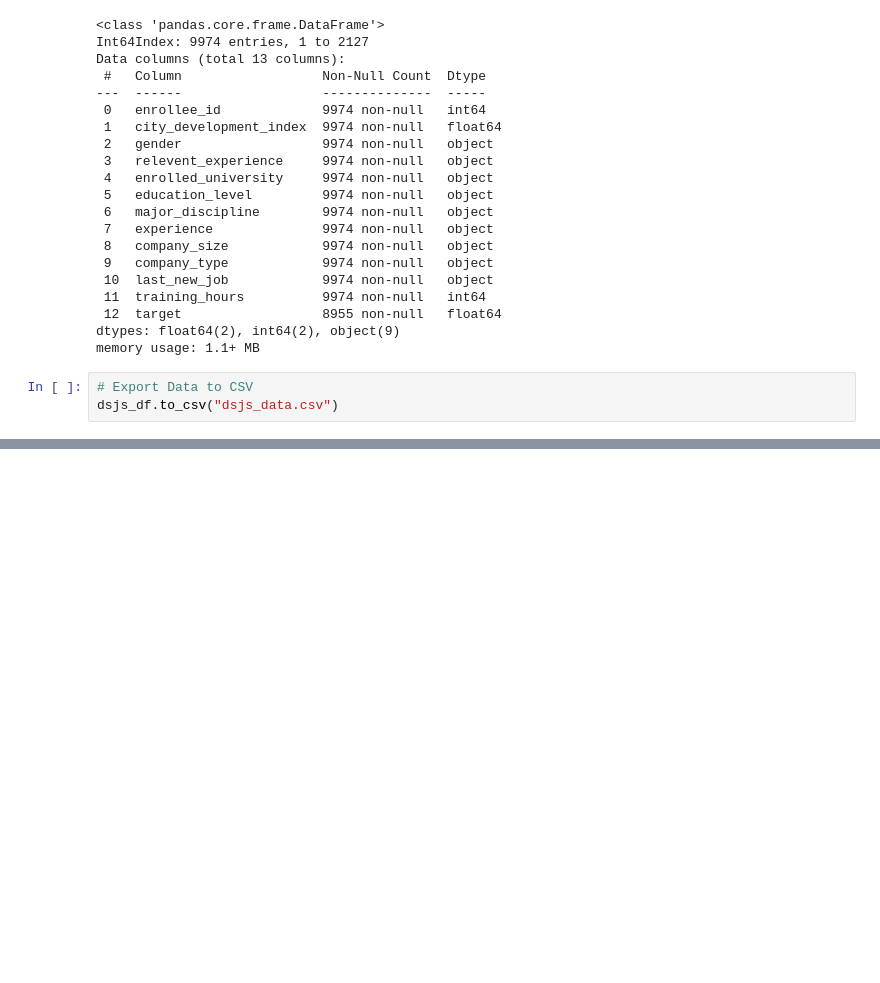
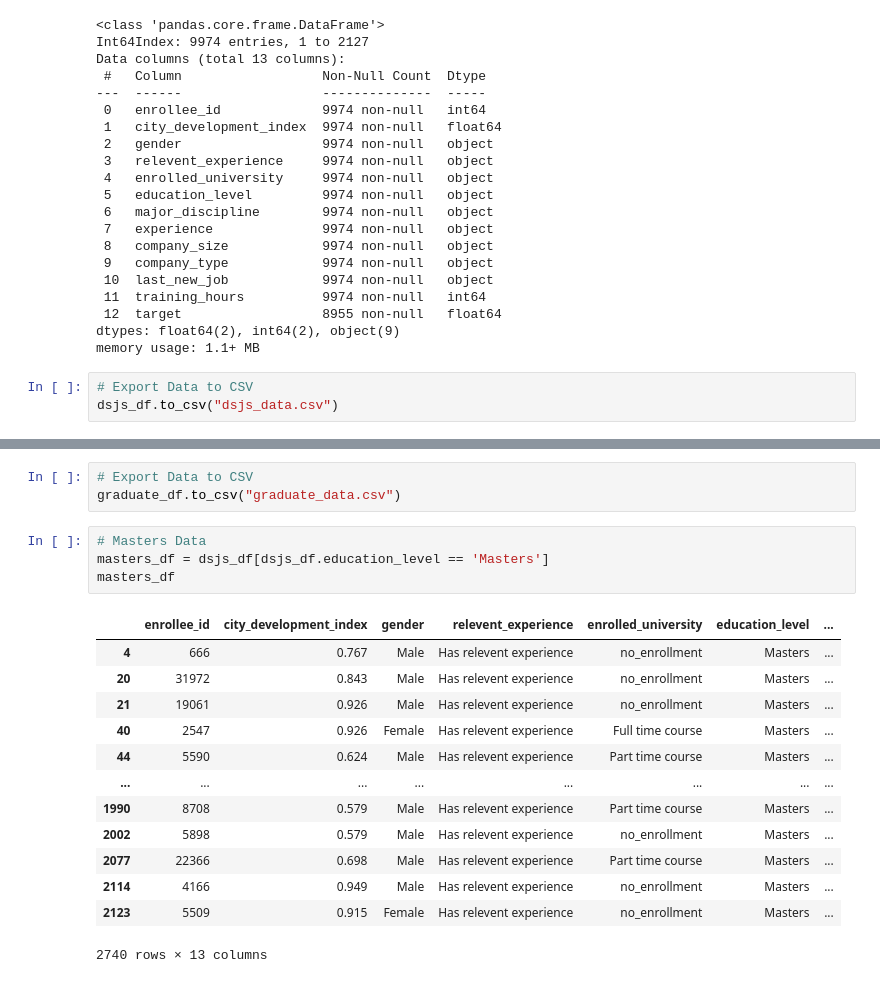
Before and after one commit to MichFig/Data-Science-Job-Search, a Jupyter notebook: DataJob.ipynb, the cells around one changed output, grey strips where cells are left out. Drawn from its saved outputs; the diff is of its cells as text; blank space fills up the shorter version.

```diff
--- a/DataJob.ipynb
+++ b/DataJob.ipynb
@@ -305,0 +343,21 @@ SyntaxError: invalid syntax (<ipython-input-17-ffb030692aeb>, line 2)
+# %%
+# Export Data to CSV
+graduate_df.to_csv("graduate_data.csv")
+# %%
+# Masters Data
+masters_df = dsjs_df[dsjs_df.education_level == 'Masters']
+masters_df
+# %% [output]
+|  | enrollee_id | city_development_index | gender | relevent_experience | enrolled_university | education_level | ... |
+| 4 | 666 | 0.767 | Male | Has relevent experience | no_enrollment | Masters | ... |
+| 20 | 31972 | 0.843 | Male | Has relevent experience | no_enrollment | Masters | ... |
+| 21 | 19061 | 0.926 | Male | Has relevent experience | no_enrollment | Masters | ... |
+| 40 | 2547 | 0.926 | Female | Has relevent experience | Full time course | Masters | ... |
+| 44 | 5590 | 0.624 | Male | Has relevent experience | Part time course | Masters | ... |
+| ... | ... | ... | ... | ... | ... | ... | ... |
+| 1990 | 8708 | 0.579 | Male | Has relevent experience | Part time course | Masters | ... |
+| 2002 | 5898 | 0.579 | Male | Has relevent experience | no_enrollment | Masters | ... |
+| 2077 | 22366 | 0.698 | Male | Has relevent experience | Part time course | Masters | ... |
+| 2114 | 4166 | 0.949 | Male | Has relevent experience | no_enrollment | Masters | ... |
+| 2123 | 5509 | 0.915 | Female | Has relevent experience | no_enrollment | Masters | ... |
+2740 rows × 13 columns
```
Also changed, not shown: parts of 7 cells of this notebook, 5 other files.
